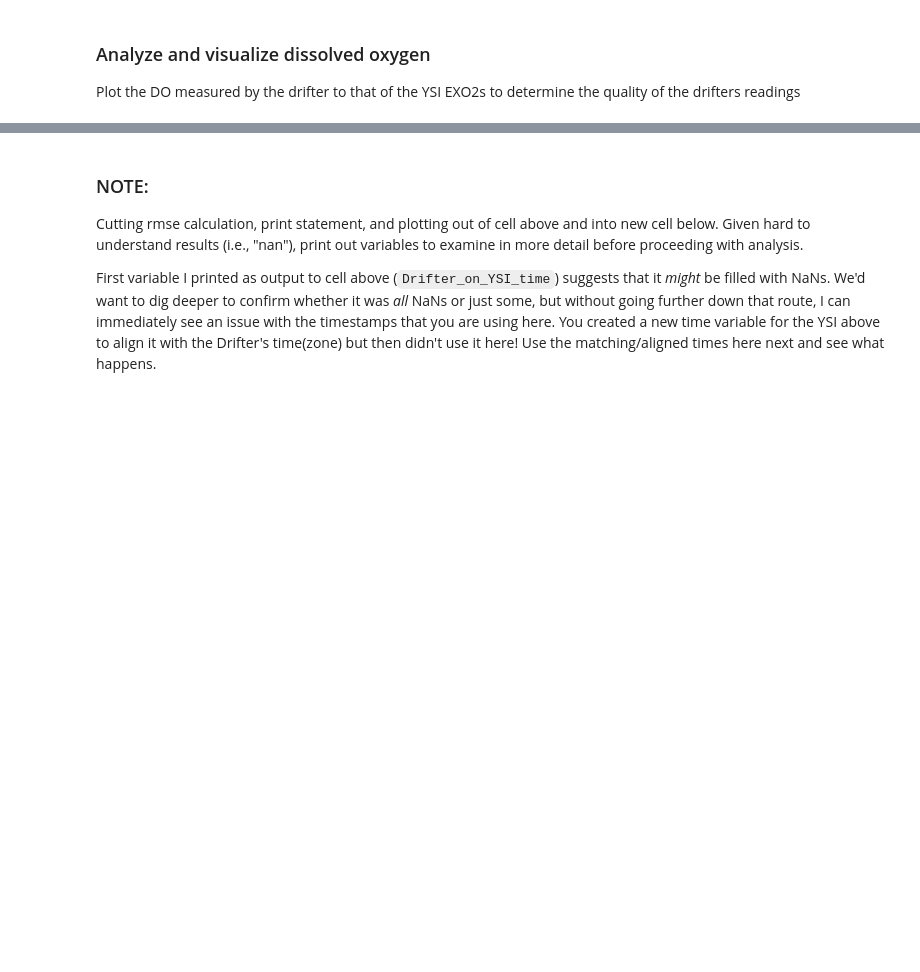
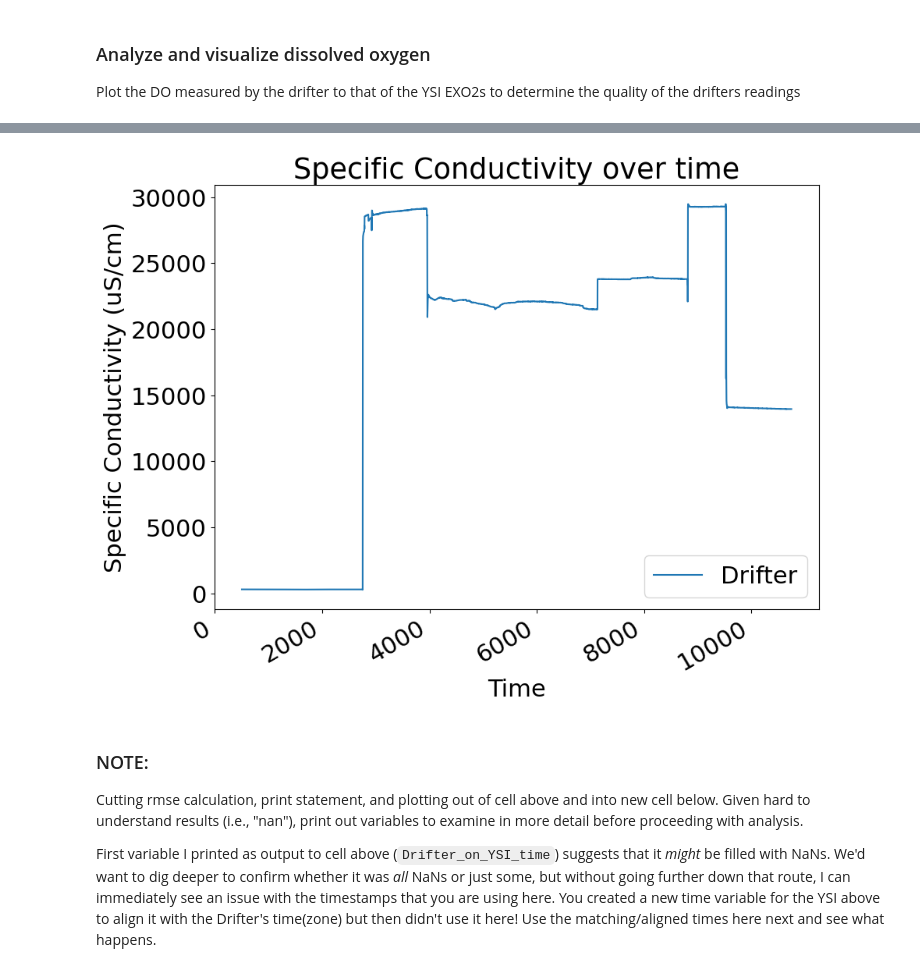
Before and after one commit to COAST-Lab/Biogeochemical-Drifter, a Jupyter notebook: Data_Analysis/Data_Analysis.ipynb, the cells around one changed output, grey strips where cells are left out. Saved outputs shown, nothing was run; the diff lists cells and outputs as text; code cells hidden in the pictures; blank space fills up the shorter version.

```diff
--- a/Data_Analysis/Data_Analysis.ipynb
+++ b/Data_Analysis/Data_Analysis.ipynb
@@ -232,16 +256,18 @@ fig.autofmt_xdate()
 # %%
-spcond = df['Conductivity (uS/cm)'] +20000 #point calibration for drifter
-YSIspcond = YSIdf['SpCond µS/cm']
+spcond = df['Conductivity (uS/cm)'] #point calibration for drifter
+#YSIspcond = YSIdf['SpCond µS/cm']
 
 plt.rcParams.update({'font.size':22}) #font size
 fig, axs = plt.subplots(figsize = (10,8)) # PJB: explicitly create graph objects for subsequent access
 plt.plot(time,spcond, label = 'Drifter')
-plt.plot(YSItime,YSIspcond, label = 'YSI EXO2s')
+#plt.plot(YSItime,YSIspcond, label = 'YSI EXO2s')
 plt.title('Specific Conductivity over time')
 plt.xlabel('Time')
 plt.ylabel('Specific Conductivity (uS/cm)')
 axs.legend()
 fig.autofmt_xdate()
+# %% [output]
+[figure, added]
 # %%
 #interpolation section
 
```
Also changed, not shown: parts of 9 cells of this notebook, 1 other file.
